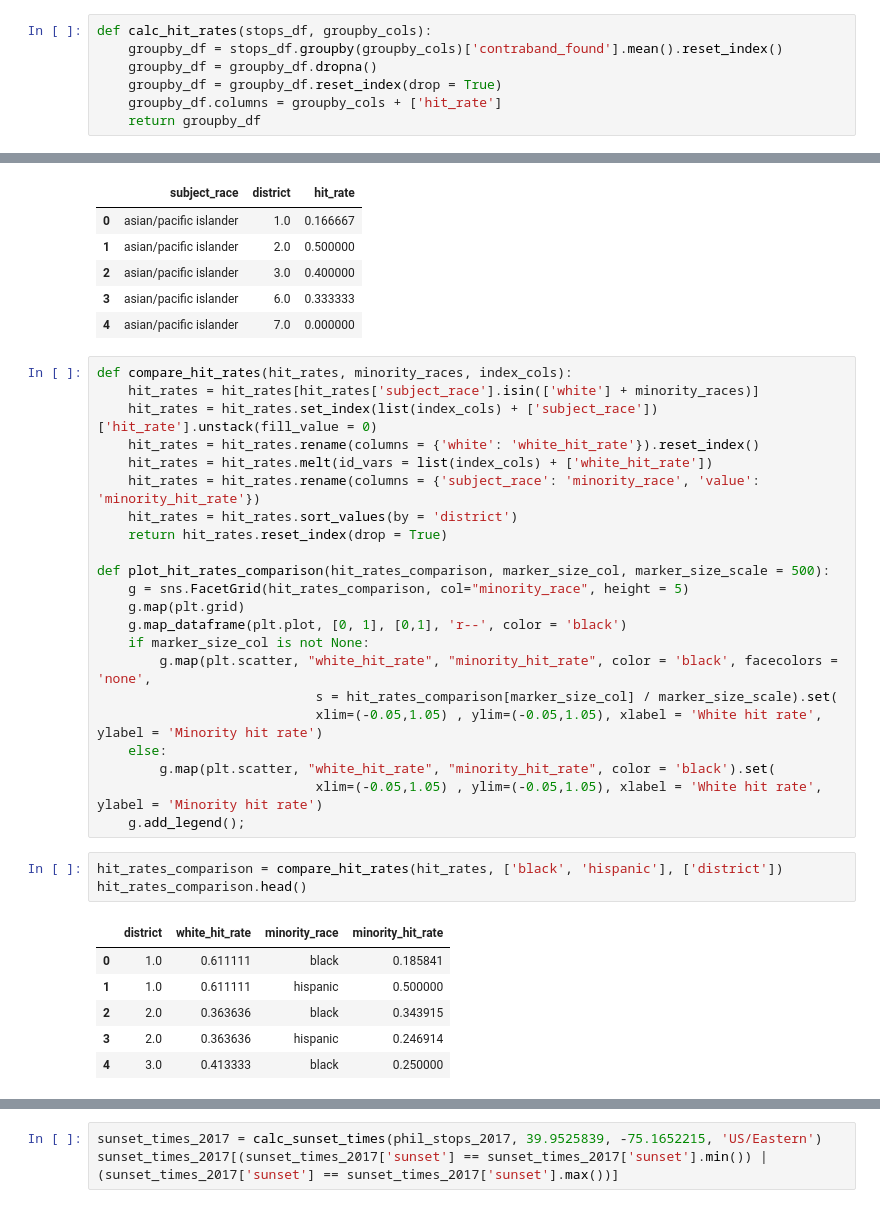
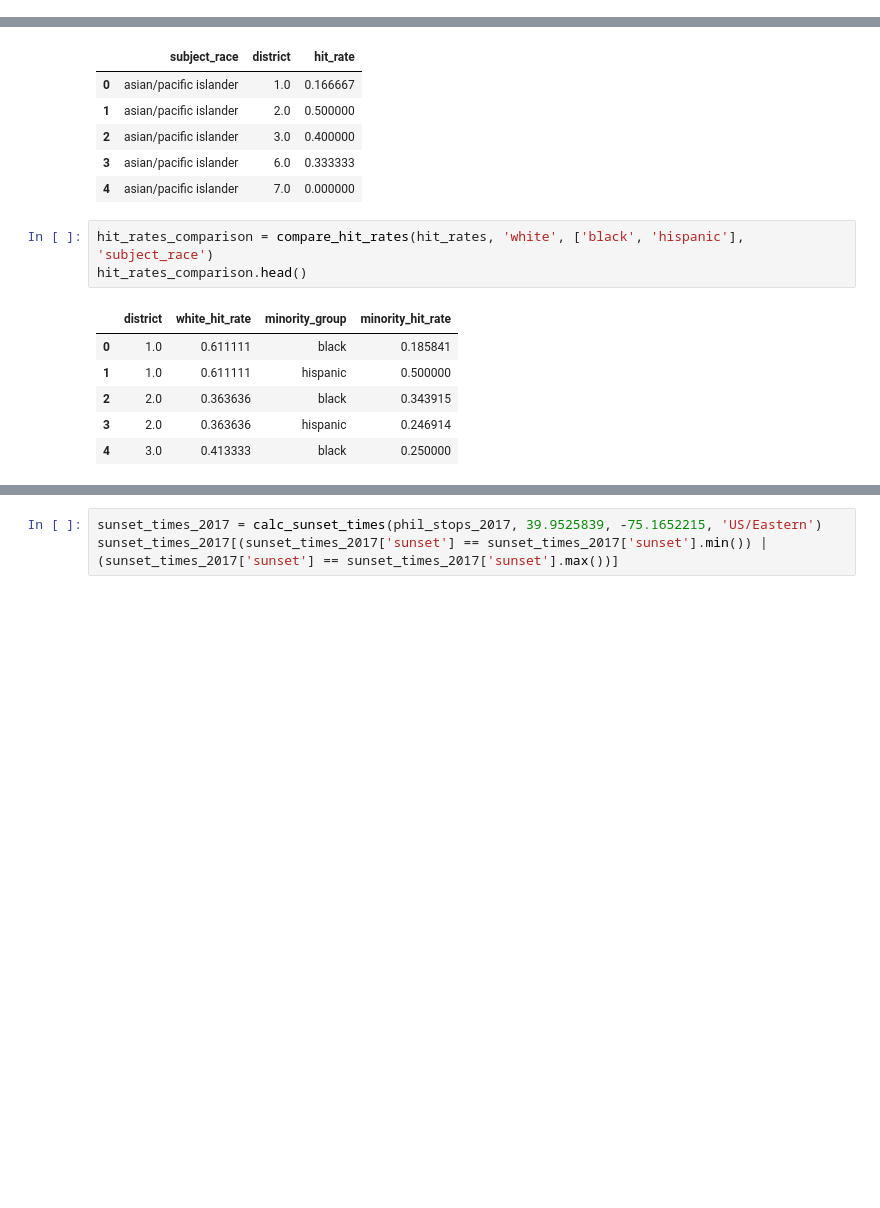
Before and after one commit to shengsiongong/ac221_police_stops, a Jupyter notebook: tutorial.ipynb, the cells around one changed output, grey strips where cells are left out. Saved outputs shown, nothing was run; the diff lists cells and outputs as text; blank space fills up the shorter version.

```diff
--- a/tutorial.ipynb
+++ b/tutorial.ipynb
@@ -180,13 +159,6 @@ calc_frisk_rates(phil_stops_2017, ['subject_race'])
 | 2 | hispanic | 0.047102 |
 | 3 | other/unknown | 0.034003 |
 | 4 | white | 0.030593 |
-# %%
-def calc_hit_rates(stops_df, groupby_cols):
-    groupby_df = stops_df.groupby(groupby_cols)['contraband_found'].mean().reset_index()
-    groupby_df = groupby_df.dropna()
-    groupby_df = groupby_df.reset_index(drop = True)
-    groupby_df.columns = groupby_cols + ['hit_rate']
-    return groupby_df
 # %%
 phil_stops_2017['contraband_found'] = phil_stops_2017['contraband_found'].astype(float)
 calc_hit_rates(phil_stops_2017, ['subject_race'])
@@ -212,33 +184,11 @@ hit_rates.head()
 | 2 | asian/pacific islander | 3.0 | 0.400000 |
 | 3 | asian/pacific islander | 6.0 | 0.333333 |
 | 4 | asian/pacific islander | 7.0 | 0.000000 |
-# %%
-def compare_hit_rates(hit_rates, minority_races, index_cols):
-    hit_rates = hit_rates[hit_rates['subject_race'].isin(['white'] + minority_races)]
-    hit_rates = hit_rates.set_index(list(index_cols) + ['subject_race'])['hit_rate'].unstack(fill_value = 0)
-    hit_rates = hit_rates.rename(columns = {'white': 'white_hit_rate'}).reset_index()
-    hit_rates = hit_rates.melt(id_vars = list(index_cols) + ['white_hit_rate'])
-    hit_rates = hit_rates.rename(columns = {'subject_race': 'minority_race', 'value': 'minority_hit_rate'})
-    hit_rates = hit_rates.sort_values(by = 'district')
-    return hit_rates.reset_index(drop = True)
-
-def plot_hit_rates_comparison(hit_rates_comparison, marker_size_col, marker_size_scale = 500):
-    g = sns.FacetGrid(hit_rates_comparison, col="minority_race", height = 5)
-    g.map(plt.grid)
-    g.map_dataframe(plt.plot, [0, 1], [0,1], 'r--', color = 'black')
-    if marker_size_col is not None:
-        g.map(plt.scatter, "white_hit_rate", "minority_hit_rate", color = 'black', facecolors = 'none',
-                            s = hit_rates_comparison[marker_size_col] / marker_size_scale).set(
-                            xlim=(-0.05,1.05) , ylim=(-0.05,1.05), xlabel = 'White hit rate', ylabel = 'Minority hit rate')
-    else:
-        g.map(plt.scatter, "white_hit_rate", "minority_hit_rate", color = 'black').set(
-                            xlim=(-0.05,1.05) , ylim=(-0.05,1.05), xlabel = 'White hit rate', ylabel = 'Minority hit rate')
-    g.add_legend();
 # %%
-hit_rates_comparison = compare_hit_rates(hit_rates, ['black', 'hispanic'], ['district'])
+hit_rates_comparison = compare_hit_rates(hit_rates, 'white', ['black', 'hispanic'], 'subject_race')
 hit_rates_comparison.head()
 # %% [output]
-|  | district | white_hit_rate | minority_race | minority_hit_rate |
+|  | district | white_hit_rate | minority_group | minority_hit_rate |
 | 0 | 1.0 | 0.611111 | black | 0.185841 |
 | 1 | 1.0 | 0.611111 | hispanic | 0.500000 |
 | 2 | 2.0 | 0.363636 | black | 0.343915 |
```
Also changed, not shown: parts of 14 cells of this notebook, 2 other files.
